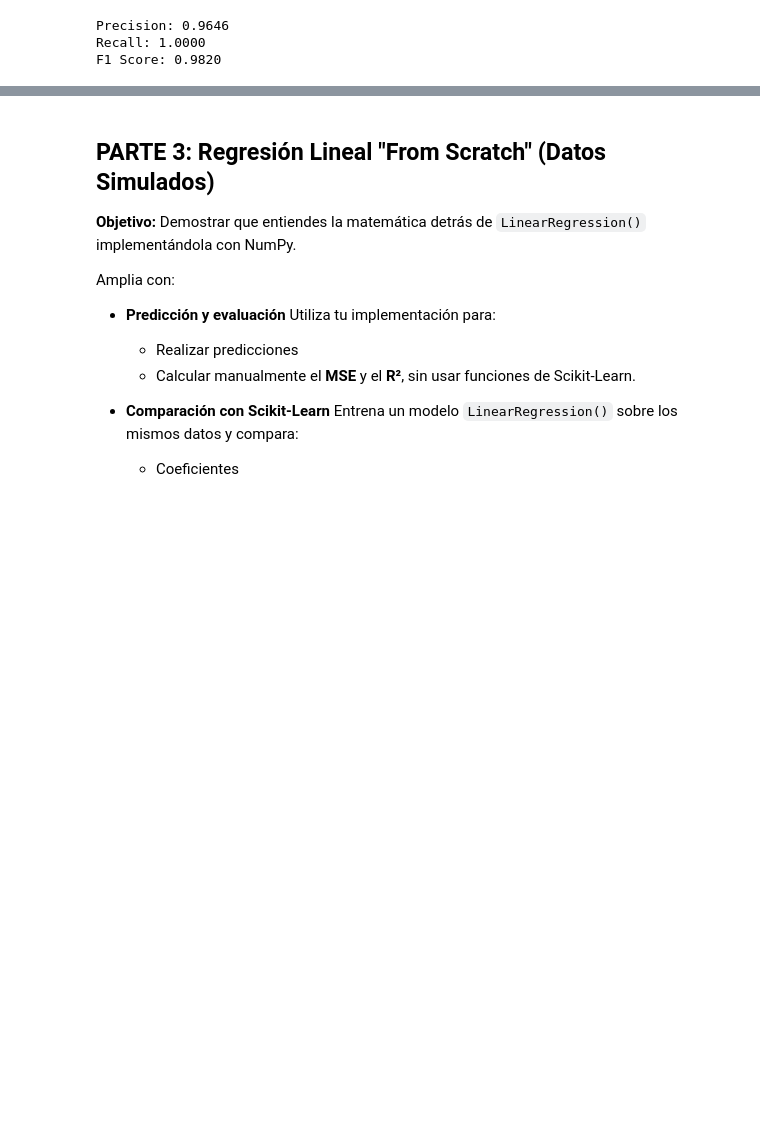
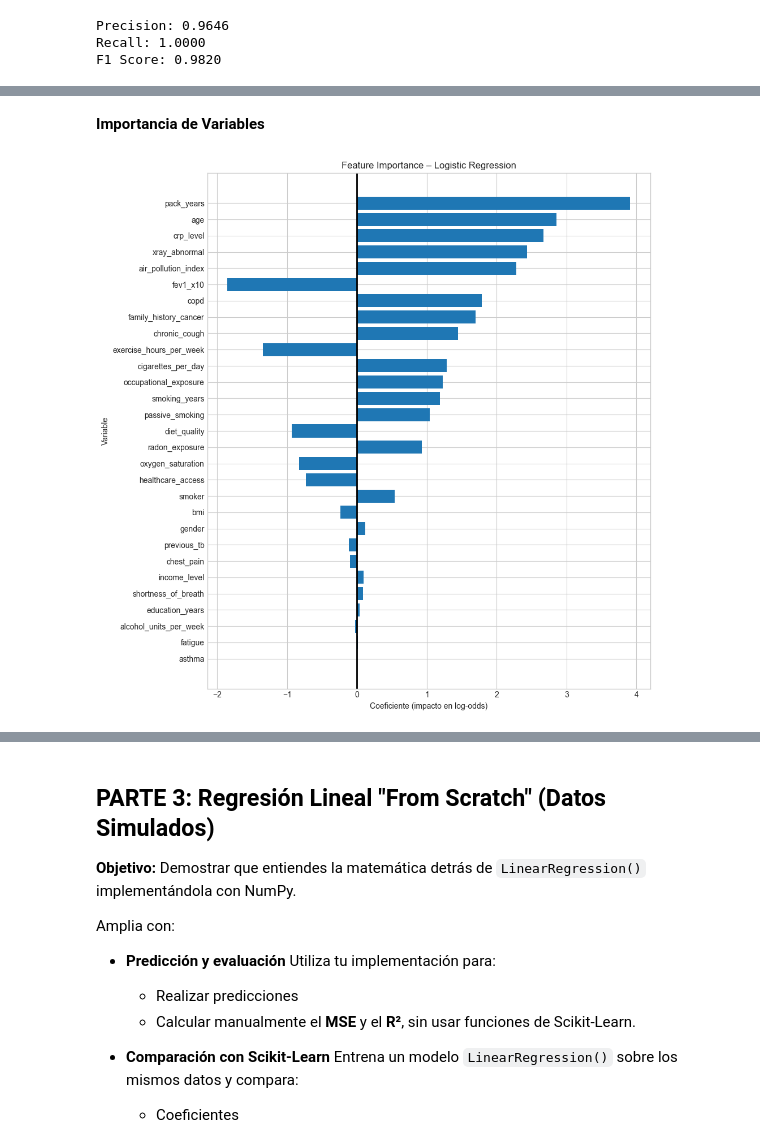
Before and after one commit to EnricPH/Evolve_Stats_Project, a Jupyter notebook: notebooks/PracticaEstadistica__peñalverhill_enric_.ipynb, the cells around one changed output, grey strips where cells are left out. Cells and saved outputs as stored; diff of their text form; code cells hidden in the pictures; blank space fills up the shorter version.

Commit message:
log_reg_feature_importance

```diff
--- a/notebooks/PracticaEstadistica__peñalverhill_enric_.ipynb
+++ b/notebooks/PracticaEstadistica__peñalverhill_enric_.ipynb
@@ -1189,12 +1189,12 @@ Para obtener incluso mejores resultados, se deberá hacer una regresión logíst
 A continuación se realizará una regresión logística senzilla, con todas las variables del conjunto de datos, para entender que variables son más decisivas para determinar si un individuo tiene altas probabilidades de padecer cáncer de pulmón o no.
 # %%
 # Variables
-X_log_df = df.drop(columns = ['lung_cancer_risk'], axis=1)
-y_log_df = bin_df['lung_cancer_risk']  # Series, no DataFrame
+X_log = df.drop(columns = ['lung_cancer_risk'], axis=1)
+y_log = bin_df['lung_cancer_risk']  # Series, no DataFrame
 
 # Train / Test
 X_train_log, X_test_log, y_train_log, y_test_log = train_test_split(
-    X_log_df, y_log_df, test_size=0.3, random_state=1
+    X_log, y_log, test_size=0.3, random_state=1
 )
 
 # En este caso como se está usando todas las variables (diferentes ordenes de magnitud)
@@ -1221,6 +1221,15 @@ f1 = f1_score(y_test_log, y_pred_log)
 print(f'Precision: {precision:.4f}')
 print(f'Recall: {recall:.4f}')
 print(f'F1 Score: {f1:.4f}')
+
+
+lr_coef = log_model.coef_[0]
+feature_names = X_log.columns
+
+lr_importance_df = pd.DataFrame({
+    'feature': feature_names,
+    'coefficient': lr_coef
+}).sort_values('coefficient', ascending=False)
 # %% [output]
 Precision: 0.9646
 Recall: 1.0000
@@ -1232,0 +1270,28 @@ F1 Score: 0.9820
+# %% [markdown]
+**Importancia de Variables**
+# %%
+# Obtener coeficientes del modelo
+coef = log_model.coef_[0]
+
+# Crear DataFrame de importancias
+feature_importance = pd.DataFrame({
+    'feature': X_log.columns,
+    'coefficient': coef,
+    'abs_coefficient': np.abs(coef)
+}).sort_values(by='abs_coefficient', ascending=False)
+
+# Plot
+plt.figure(figsize=(10, 10))
+plt.barh(
+    feature_importance['feature'],
+    feature_importance['coefficient']
+)
+plt.axvline(0, color='black', linewidth=2)
+plt.gca().invert_yaxis()
+plt.title('Feature Importance – Logistic Regression')
+plt.xlabel('Coeficiente (impacto en log-odds)')
+plt.ylabel('Variable')
+plt.tight_layout()
+plt.show()
+# %% [output]
+[figure, added]
```
Also changed, not shown: parts of 8 cells of this notebook.
